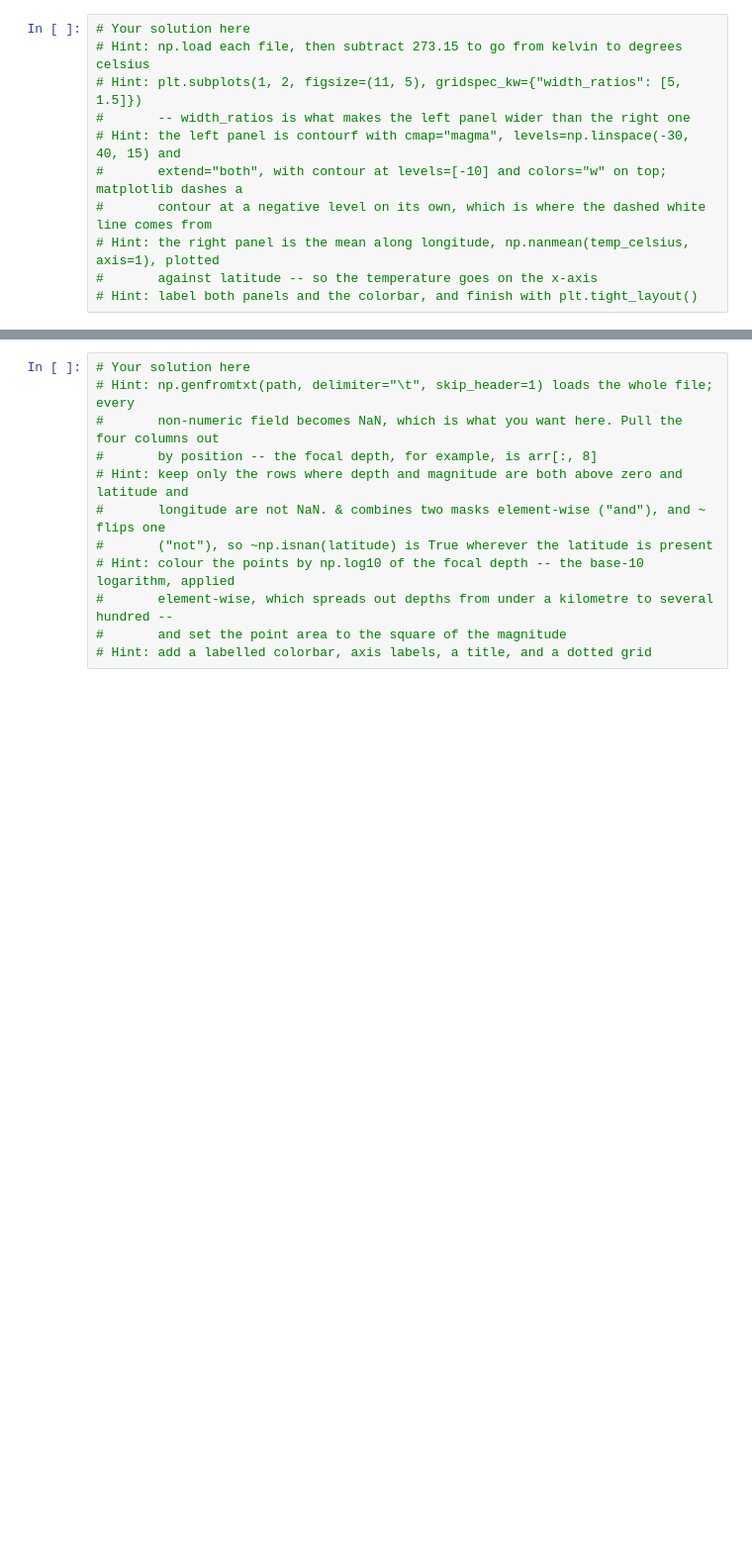
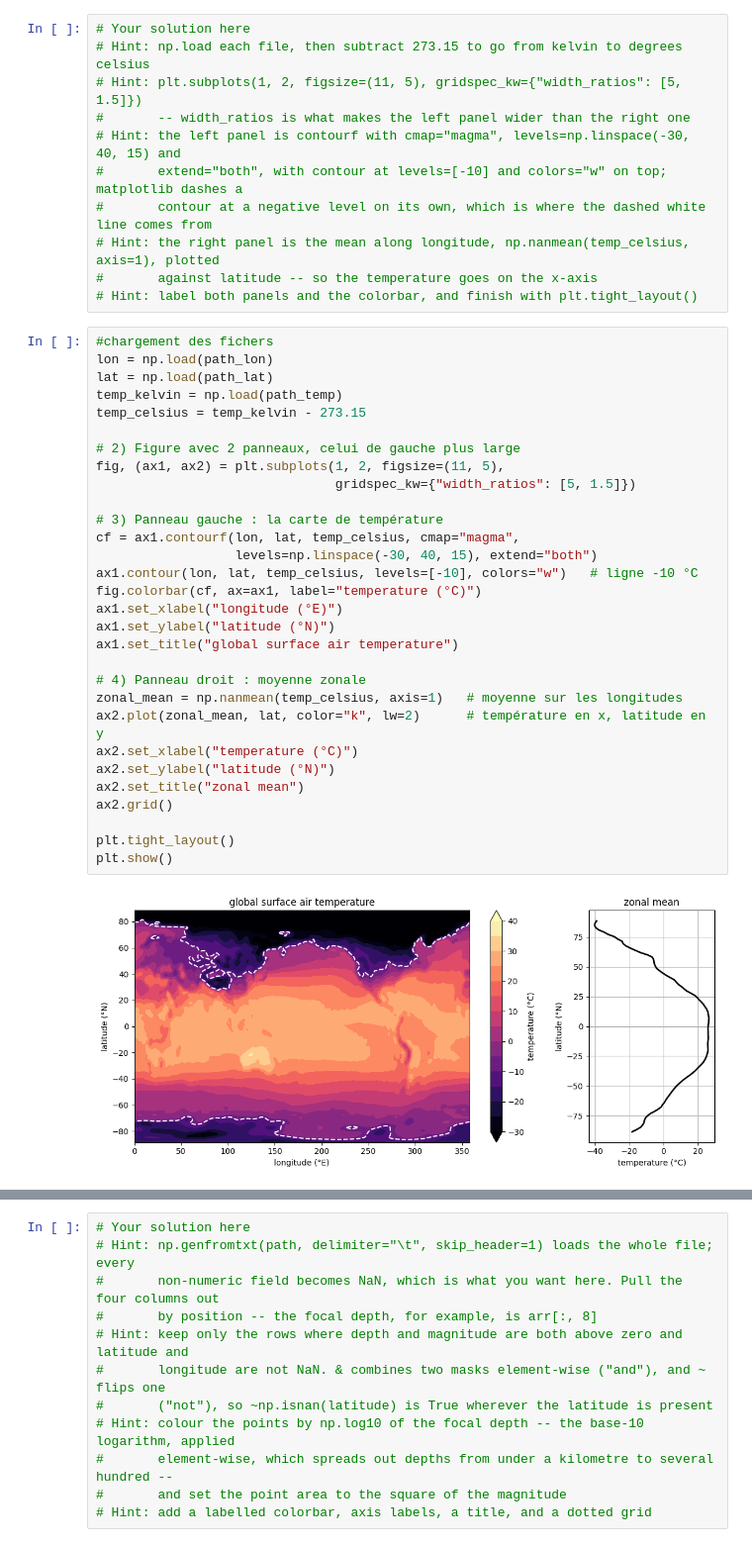
Before and after one commit to louisbetrisey/2026_Intro_Python, a Jupyter notebook: 1.4-matplotlib-and-xarray-environmental-exercises.ipynb, the cells around one changed output, grey strips where cells are left out. Shown at 99% size. Drawn from its saved outputs; the diff is of its cells as text; blank space fills up the shorter version.

```diff
--- a/1.4-matplotlib-and-xarray-environmental-exercises.ipynb
+++ b/1.4-matplotlib-and-xarray-environmental-exercises.ipynb
@@ -119,6 +151,38 @@ path_temp = pooch.retrieve(
 # Hint: the right panel is the mean along longitude, np.nanmean(temp_celsius, axis=1), plotted
 #       against latitude -- so the temperature goes on the x-axis
 # Hint: label both panels and the colorbar, and finish with plt.tight_layout()
+# %%
+#chargement des fichers
+lon = np.load(path_lon)
+lat = np.load(path_lat)
+temp_kelvin = np.load(path_temp)
+temp_celsius = temp_kelvin - 273.15
+
+# 2) Figure avec 2 panneaux, celui de gauche plus large
+fig, (ax1, ax2) = plt.subplots(1, 2, figsize=(11, 5),
+                               gridspec_kw={"width_ratios": [5, 1.5]})
+
+# 3) Panneau gauche : la carte de température
+cf = ax1.contourf(lon, lat, temp_celsius, cmap="magma",
+                  levels=np.linspace(-30, 40, 15), extend="both")
+ax1.contour(lon, lat, temp_celsius, levels=[-10], colors="w")   # ligne -10 °C
+fig.colorbar(cf, ax=ax1, label="temperature (°C)")
+ax1.set_xlabel("longitude (°E)")
+ax1.set_ylabel("latitude (°N)")
+ax1.set_title("global surface air temperature")
+
+# 4) Panneau droit : moyenne zonale
+zonal_mean = np.nanmean(temp_celsius, axis=1)   # moyenne sur les longitudes
+ax2.plot(zonal_mean, lat, color="k", lw=2)      # température en x, latitude en y
+ax2.set_xlabel("temperature (°C)")
+ax2.set_ylabel("latitude (°N)")
+ax2.set_title("zonal mean")
+ax2.grid()
+
+plt.tight_layout()
+plt.show()
+# %% [output]
+[figure, added]
 # %% [markdown]
 ## Exercise 3: Historic significant earthquakes
 
```
Also changed, not shown: parts of 10 cells of this notebook.
